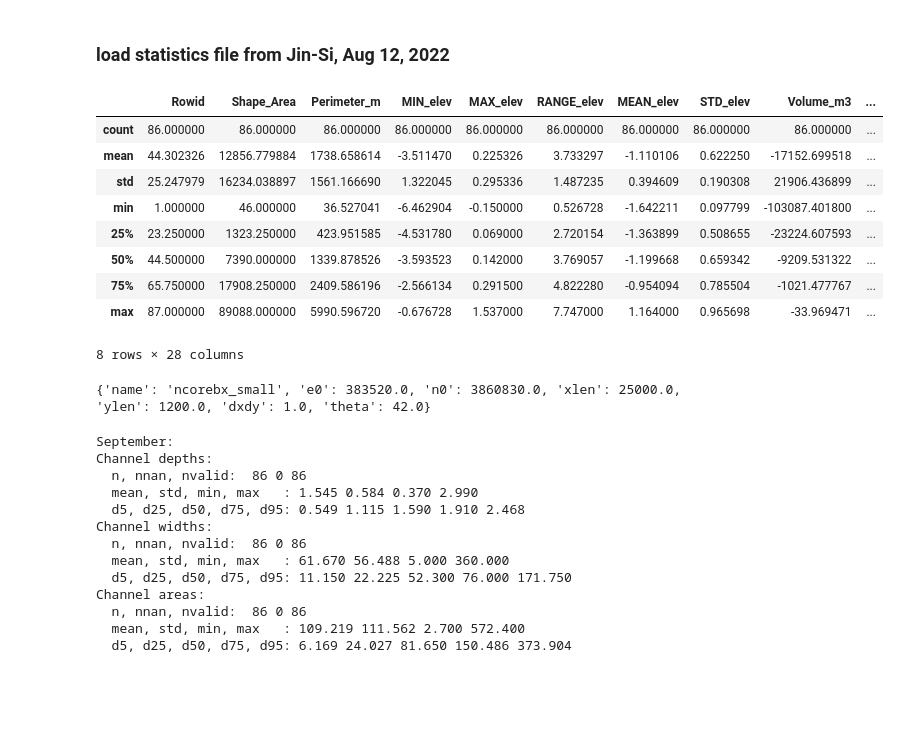
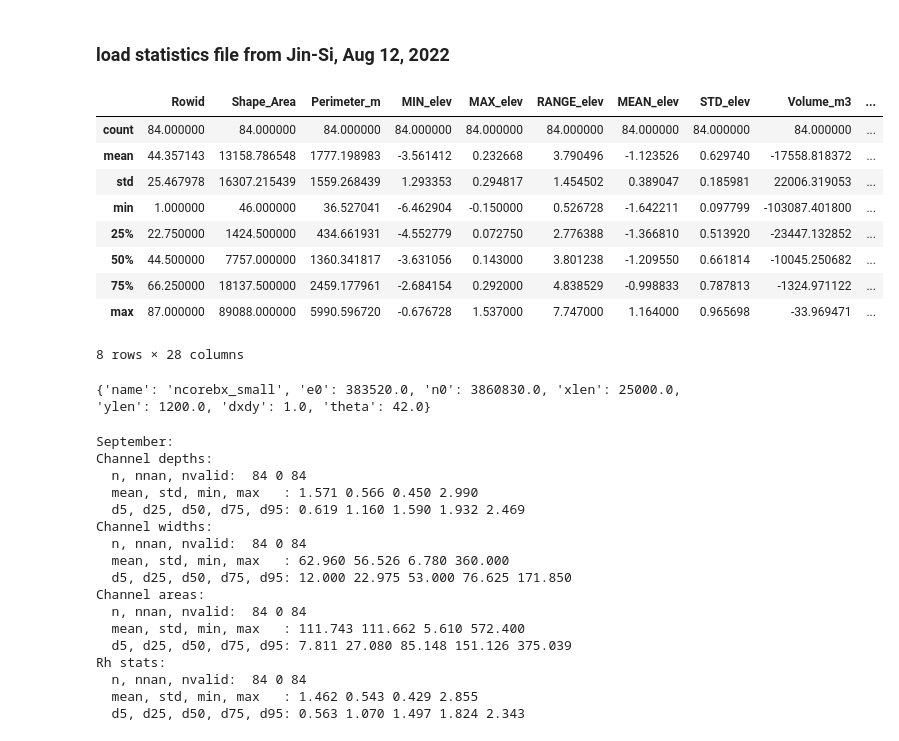
Before and after one commit to csherwood-usgs/CoreBx, a Jupyter notebook: Sed_transport_calcs.ipynb, the cells around one changed output. Drawn from its saved outputs; the diff is of its cells as text; code cells hidden in the pictures; blank space fills up the shorter version.

```diff
--- a/Sed_transport_calcs.ipynb
+++ b/Sed_transport_calcs.ipynb
@@ -21,16 +24,19 @@ D:/
 ### load statistics file from Jin-Si, Aug 12, 2022
 # %%
 df = pd.read_csv(indir+'NCB_postDorian_stats_2022.csv')
+# Apply threshold for channel cross-sectional area
+athresh = 5.
+df = df[ -df['Throat_width_m']*df['Throat_depth_avg_m'] > athresh]
 df.describe()
 # %% [output]
 |  | Rowid | Shape_Area | Perimeter_m | MIN_elev | MAX_elev | RANGE_elev | MEAN_elev | STD_elev | Volume_m3 | ... |
-| count | 86.000000 | 86.000000 | 86.000000 | 86.000000 | 86.000000 | 86.000000 | 86.000000 | 86.000000 | 86.000000 | ... |
-| mean | 44.302326 | 12856.779884 | 1738.658614 | -3.511470 | 0.225326 | 3.733297 | -1.110106 | 0.622250 | -17152.699518 | ... |
-| std | 25.247979 | 16234.038897 | 1561.166690 | 1.322045 | 0.295336 | 1.487235 | 0.394609 | 0.190308 | 21906.436899 | ... |
+| count | 84.000000 | 84.000000 | 84.000000 | 84.000000 | 84.000000 | 84.000000 | 84.000000 | 84.000000 | 84.000000 | ... |
+| mean | 44.357143 | 13158.786548 | 1777.198983 | -3.561412 | 0.232668 | 3.790496 | -1.123526 | 0.629740 | -17558.818372 | ... |
+| std | 25.467978 | 16307.215439 | 1559.268439 | 1.293353 | 0.294817 | 1.454502 | 0.389047 | 0.185981 | 22006.319053 | ... |
 | min | 1.000000 | 46.000000 | 36.527041 | -6.462904 | -0.150000 | 0.526728 | -1.642211 | 0.097799 | -103087.401800 | ... |
-| 25% | 23.250000 | 1323.250000 | 423.951585 | -4.531780 | 0.069000 | 2.720154 | -1.363899 | 0.508655 | -23224.607593 | ... |
-| 50% | 44.500000 | 7390.000000 | 1339.878526 | -3.593523 | 0.142000 | 3.769057 | -1.199668 | 0.659342 | -9209.531322 | ... |
-| 75% | 65.750000 | 17908.250000 | 2409.586196 | -2.566134 | 0.291500 | 4.822280 | -0.954094 | 0.785504 | -1021.477767 | ... |
+| 25% | 22.750000 | 1424.500000 | 434.661931 | -4.552779 | 0.072750 | 2.776388 | -1.366810 | 0.513920 | -23447.132852 | ... |
+| 50% | 44.500000 | 7757.000000 | 1360.341817 | -3.631056 | 0.143000 | 3.801238 | -1.209550 | 0.661814 | -10045.250682 | ... |
+| 75% | 66.250000 | 18137.500000 | 2459.177961 | -2.684154 | 0.292000 | 4.838529 | -0.998833 | 0.787813 | -1324.971122 | ... |
 | max | 87.000000 | 89088.000000 | 5990.596720 | -0.676728 | 1.537000 | 7.747000 | 1.164000 | 0.965698 | -33.969471 | ... |
 8 rows × 28 columns
 # %%
@@ -55,6 +61,9 @@ channel_avg_depth = -df['Throat_depth_avg_m'].values # make channel depths posit
 channel_width = df['Throat_width_m'].values
 channel_max_depth = -df['Throat_Depth_max_m'].values
 channel_area = channel_width*channel_avg_depth
+# hydraulic radius
+Rh = channel_area/(2.*channel_avg_depth+channel_width)
+
 print('September:')
 print('Channel depths:')
 cz0 = stat_summary(channel_avg_depth,iprint=True)
@@ -62,17 +71,24 @@ print('Channel widths:')
 cw0 = stat_summary(channel_width,iprint=True)
 print('Channel areas:')
 ca0 = stat_summary(channel_area,iprint=True)
+
+print('Rh stats:')
+Rh_stats = stat_summary(Rh,iprint=True)
 # %% [output]
 September:
 Channel depths:
-  n, nnan, nvalid:  86 0 86
-  mean, std, min, max   : 1.545 0.584 0.370 2.990
-  d5, d25, d50, d75, d95: 0.549 1.115 1.590 1.910 2.468
+  n, nnan, nvalid:  84 0 84
+  mean, std, min, max   : 1.571 0.566 0.450 2.990
+  d5, d25, d50, d75, d95: 0.619 1.160 1.590 1.932 2.469
 Channel widths:
-  n, nnan, nvalid:  86 0 86
-  mean, std, min, max   : 61.670 56.488 5.000 360.000
-  d5, d25, d50, d75, d95: 11.150 22.225 52.300 76.000 171.750
+  n, nnan, nvalid:  84 0 84
+  mean, std, min, max   : 62.960 56.526 6.780 360.000
+  d5, d25, d50, d75, d95: 12.000 22.975 53.000 76.625 171.850
 Channel areas:
-  n, nnan, nvalid:  86 0 86
-  mean, std, min, max   : 109.219 111.562 2.700 572.400
-  d5, d25, d50, d75, d95: 6.169 24.027 81.650 150.486 373.904
+  n, nnan, nvalid:  84 0 84
+  mean, std, min, max   : 111.743 111.662 5.610 572.400
+  d5, d25, d50, d75, d95: 7.811 27.080 85.148 151.126 375.039
+Rh stats:
+  n, nnan, nvalid:  84 0 84
+  mean, std, min, max   : 1.462 0.543 0.429 2.855
+  d5, d25, d50, d75, d95: 0.563 1.070 1.497 1.824 2.343
```
Also changed, not shown: parts of 4 cells of this notebook.
